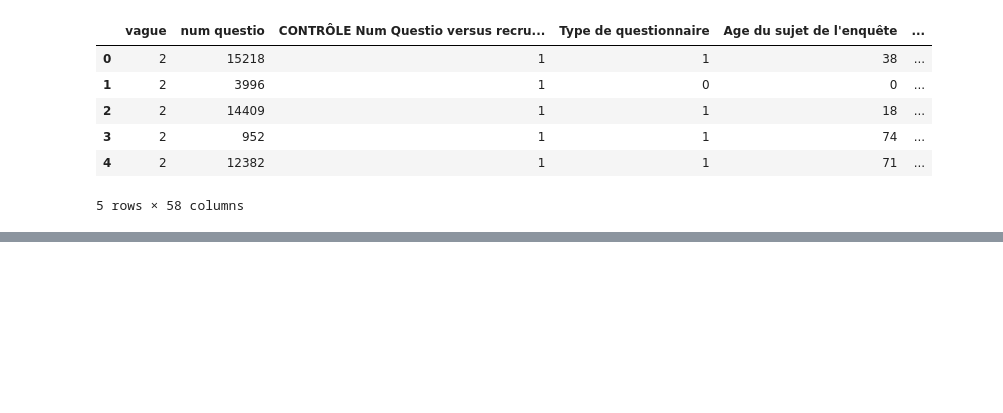
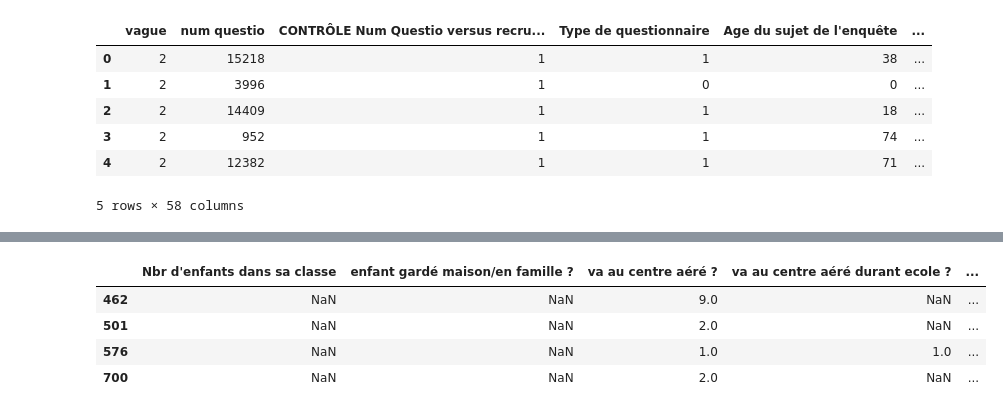
Before and after one commit to intcarlosmiguel/pesquisa_mestrado, a Jupyter notebook: main.ipynb, the cells around one changed output, grey strips where cells are left out. Cells and saved outputs as stored; diff of their text form; code cells hidden in the pictures; blank space fills up the shorter version.

```diff
--- a/main.ipynb
+++ b/main.ipynb
@@ -82,0 +54,8 @@ df[df['Em qual indústria você trabalha'] == 99]
+# %%
+criancas[criancas["L'enfant est-t-il scolarisé ?"].isnull()][["Nbr d'enfants dans sa classe","enfant  gardé maison/en famille ?","va au centre aéré ?","va au centre aéré durant ecole ?","va au centre aéré durant vacances ?"]]
+# %% [output]
+|  | Nbr d'enfants dans sa classe | enfant gardé maison/en famille ? | va au centre aéré ? | va au centre aéré durant ecole ? | ... |
+| 462 | NaN | NaN | 9.0 | NaN | ... |
+| 501 | NaN | NaN | 2.0 | NaN | ... |
+| 576 | NaN | NaN | 1.0 | 1.0 | ... |
+| 700 | NaN | NaN | 2.0 | NaN | ... |
```
Also changed, not shown: parts of 32 cells of this notebook, 8 other files.
